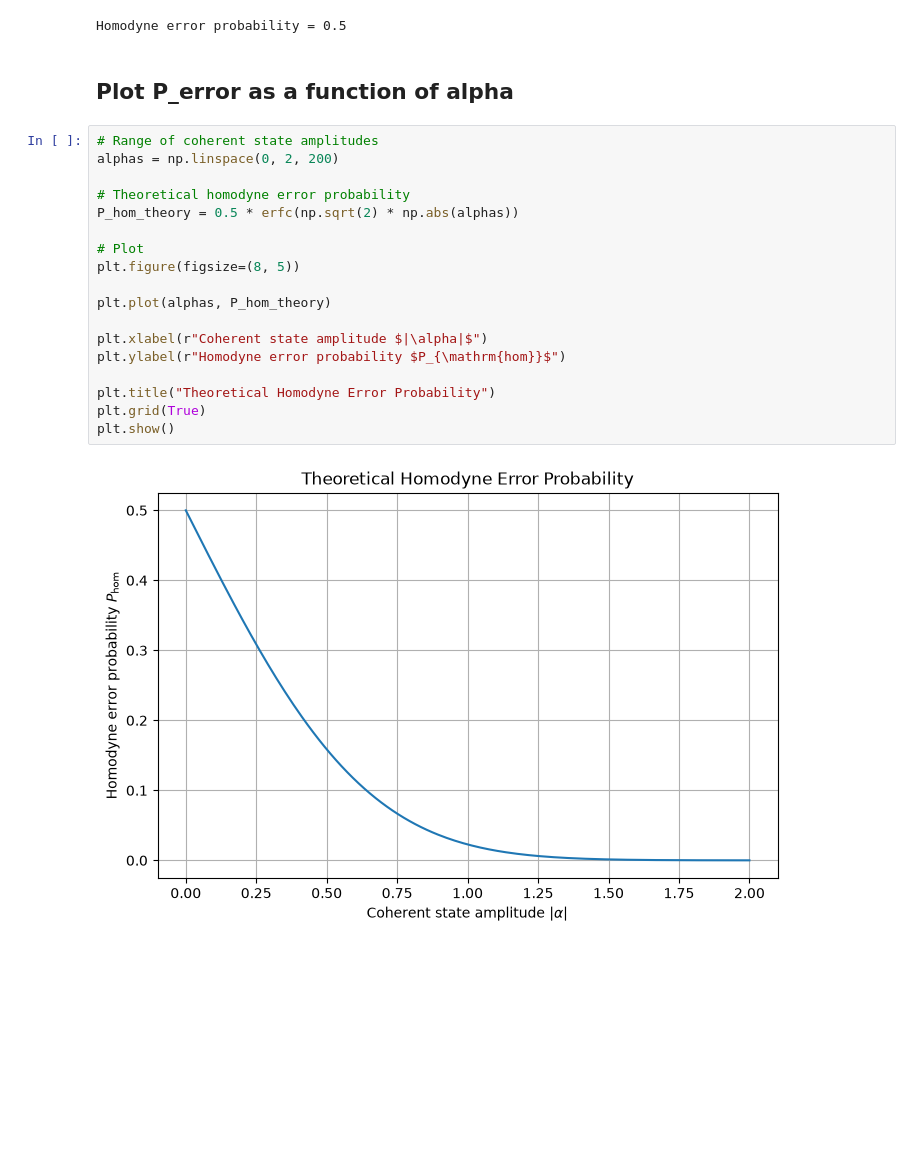
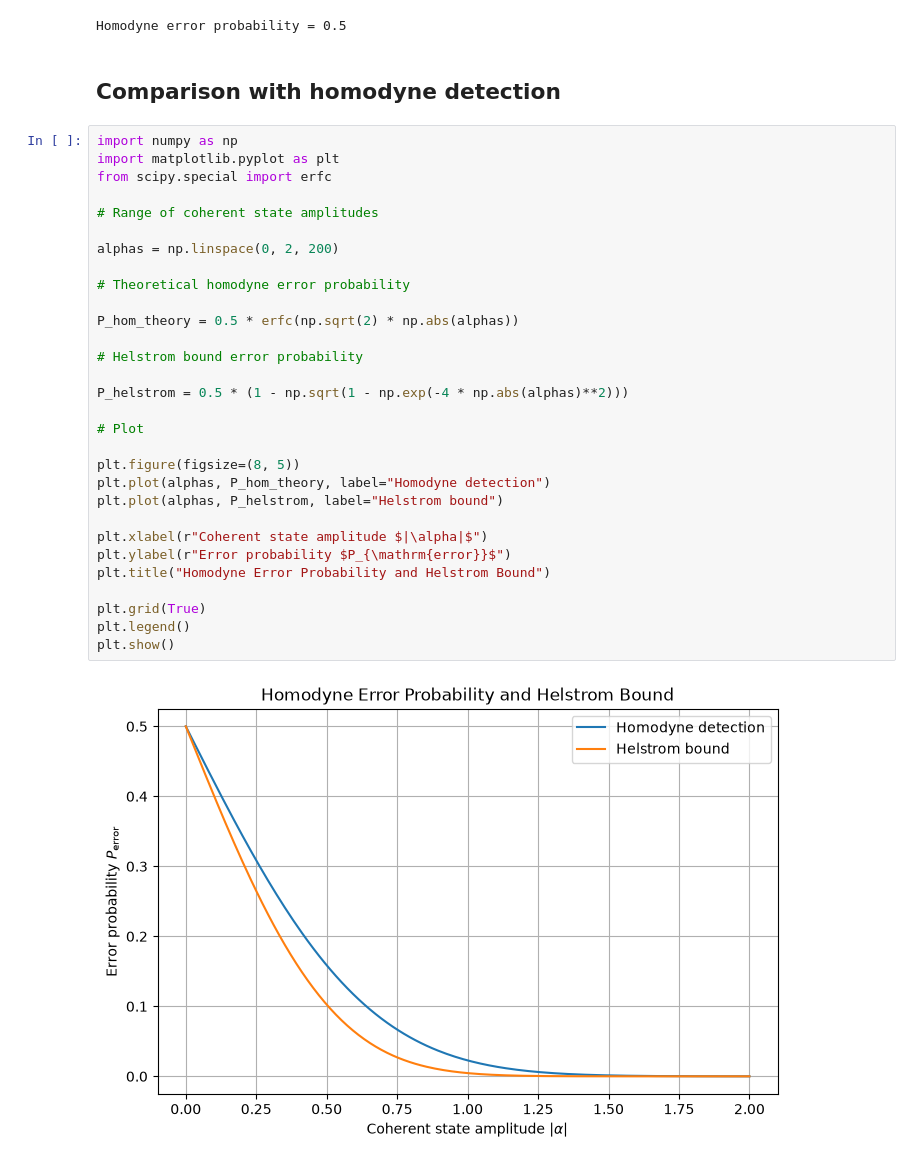
Before and after one commit to marianabagulho/final_project_Mariana_Ines_Andrew, a Jupyter notebook: Homodyne_Detection_Day1.ipynb, the cells around one changed output. Cells and saved outputs as stored; diff of their text form; blank space fills up the shorter version.

Commit message:
add helstrom bound comparison

```diff
--- a/Homodyne_Detection_Day1.ipynb
+++ b/Homodyne_Detection_Day1.ipynb
@@ -344,25 +421,37 @@ P_error_homodyne = 0.5 * (error_plus + error_minus)
 print("Homodyne error probability =", P_error_homodyne)
 # %% [output]
 Homodyne error probability = 0.5
-# %% [markdown]
-## Plot P_error as a function of alpha
-# %%
-# Range of coherent state amplitudes
-alphas = np.linspace(0, 2, 200)
-
-# Theoretical homodyne error probability
-P_hom_theory = 0.5 * erfc(np.sqrt(2) * np.abs(alphas))
-
-# Plot
-plt.figure(figsize=(8, 5))
-
-plt.plot(alphas, P_hom_theory)
-
-plt.xlabel(r"Coherent state amplitude $|\alpha|$")
-plt.ylabel(r"Homodyne error probability $P_{\mathrm{hom}}$")
-
-plt.title("Theoretical Homodyne Error Probability")
-plt.grid(True)
-plt.show()
-# %% [output]
-[figure, removed]
+# %% [markdown]
+## Comparison with homodyne detection
+# %%
+import numpy as np
+import matplotlib.pyplot as plt
+from scipy.special import erfc
+
+# Range of coherent state amplitudes
+
+alphas = np.linspace(0, 2, 200)
+
+# Theoretical homodyne error probability
+
+P_hom_theory = 0.5 * erfc(np.sqrt(2) * np.abs(alphas))
+
+# Helstrom bound error probability
+
+P_helstrom = 0.5 * (1 - np.sqrt(1 - np.exp(-4 * np.abs(alphas)**2)))
+
+# Plot
+
+plt.figure(figsize=(8, 5))
+plt.plot(alphas, P_hom_theory, label="Homodyne detection")
+plt.plot(alphas, P_helstrom, label="Helstrom bound")
+
+plt.xlabel(r"Coherent state amplitude $|\alpha|$")
+plt.ylabel(r"Error probability $P_{\mathrm{error}}$")
+plt.title("Homodyne Error Probability and Helstrom Bound")
+
+plt.grid(True)
+plt.legend()
+plt.show()
+# %% [output]
+[figure, added]
```
Also changed, not shown: parts of 1 cell of this notebook.
